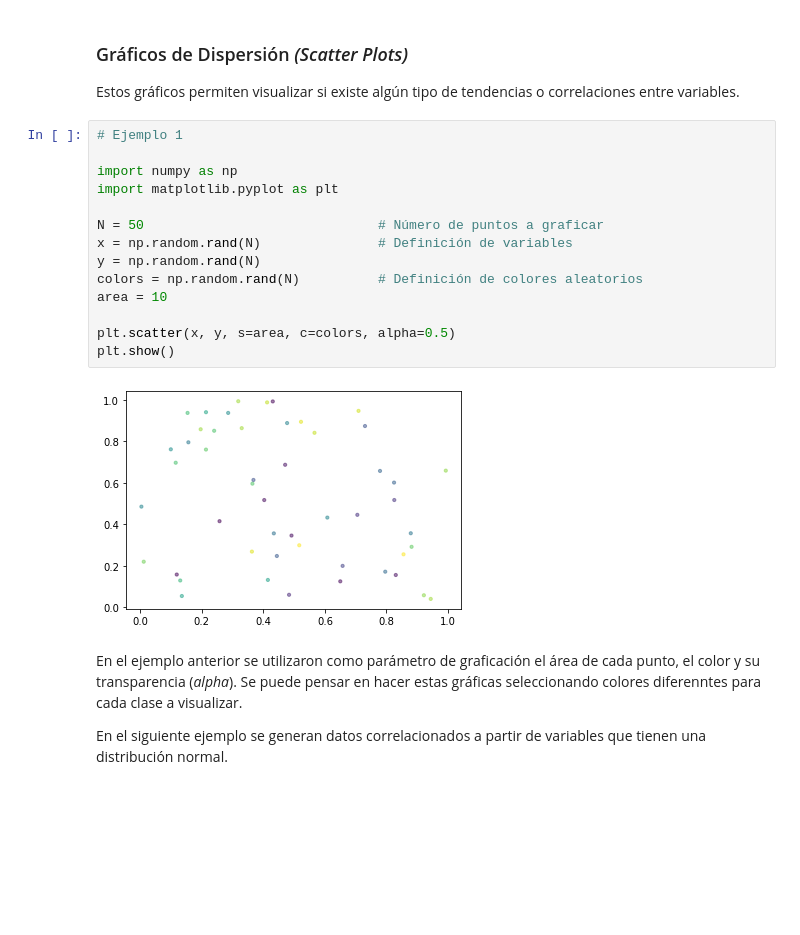
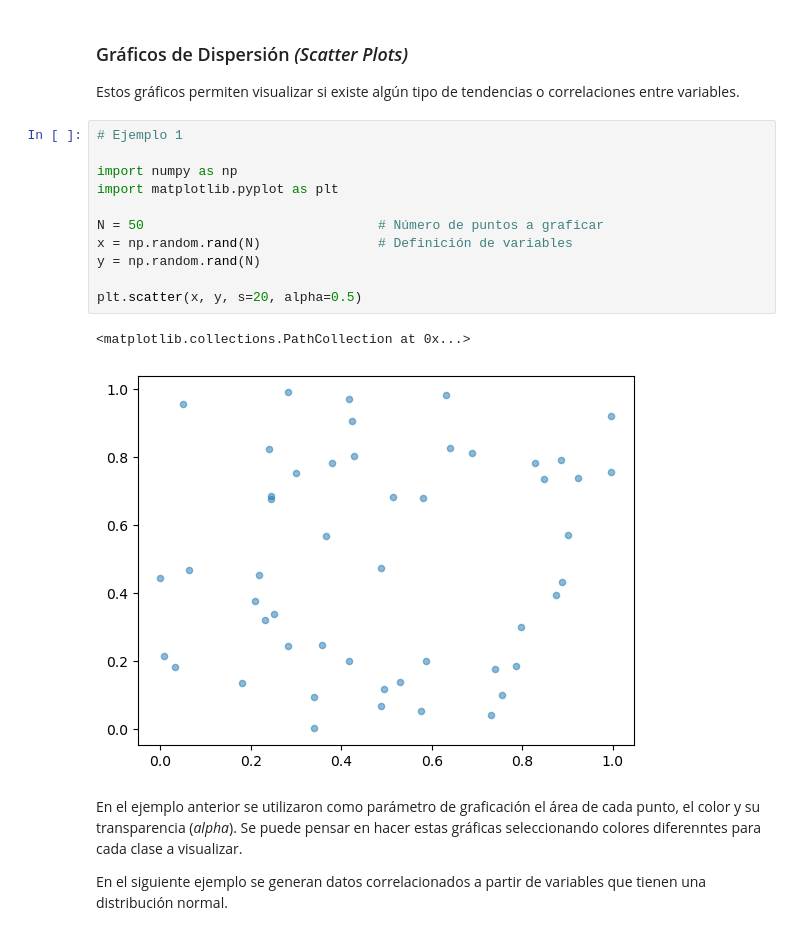
Before and after one commit to ftommasini/taller-python-cientifico, a Jupyter notebook: 3_Visualizacion_Datos.ipynb, the cells around one changed output. Drawn from its saved outputs; the diff is of its cells as text; blank space fills up the shorter version.

```diff
--- a/3_Visualizacion_Datos.ipynb
+++ b/3_Visualizacion_Datos.ipynb
@@ -152,19 +132,17 @@ Estos gráficos permiten visualizar si existe algún tipo de tendencias o correl
 # %%
 # Ejemplo 1
 
 import numpy as np
 import matplotlib.pyplot as plt
 
 N = 50                              # Número de puntos a graficar
 x = np.random.rand(N)               # Definición de variables
 y = np.random.rand(N)
-colors = np.random.rand(N)          # Definición de colores aleatorios
-area = 10
 
-plt.scatter(x, y, s=area, c=colors, alpha=0.5)
-plt.show()
+plt.scatter(x, y, s=20, alpha=0.5)
 # %% [output]
+<matplotlib.collections.PathCollection at 0x...>
-[figure, old version]
+[figure, new version]
 # %% [markdown]
 En el ejemplo anterior se utilizaron como parámetro de graficación el área de cada punto, el color y su transparencia (*alpha*). Se puede pensar en hacer estas gráficas seleccionando colores diferenntes para cada clase a visualizar.
 
```
Also changed, not shown: parts of 70 cells of this notebook, 6 other files.
